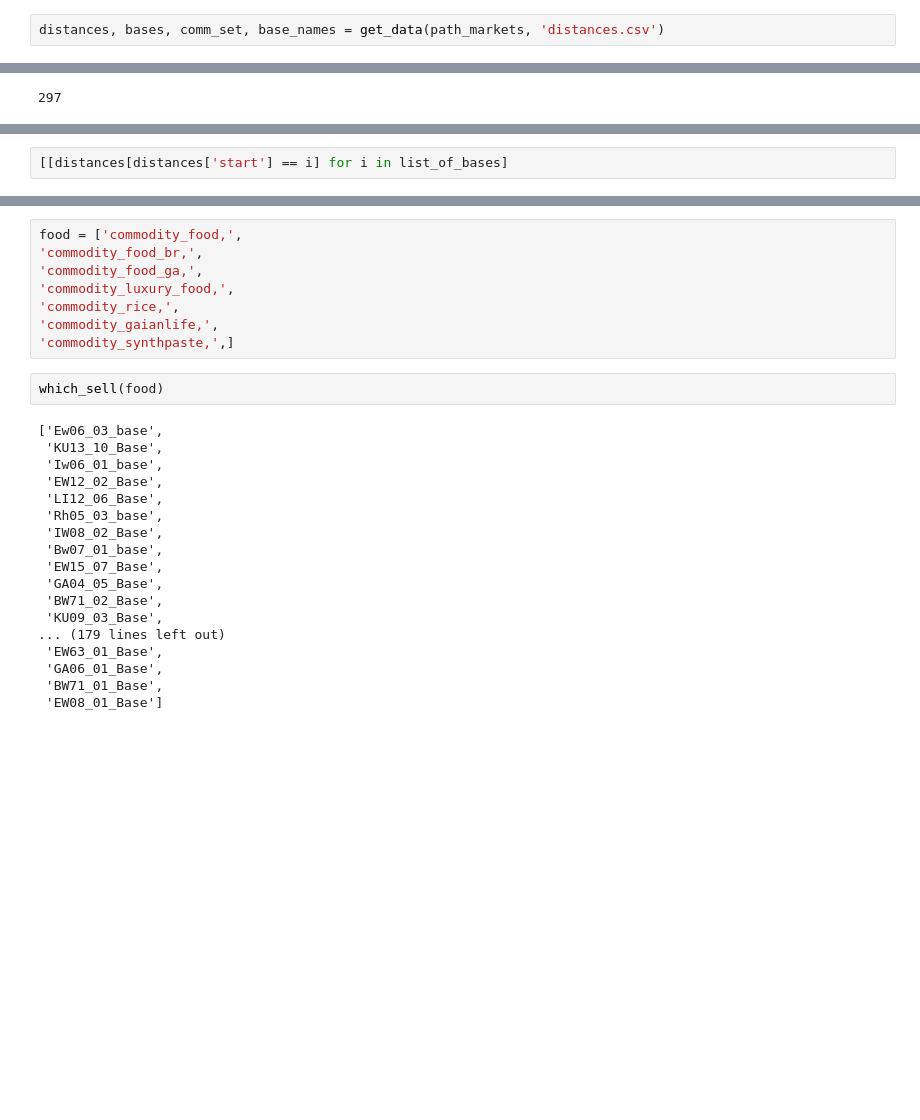
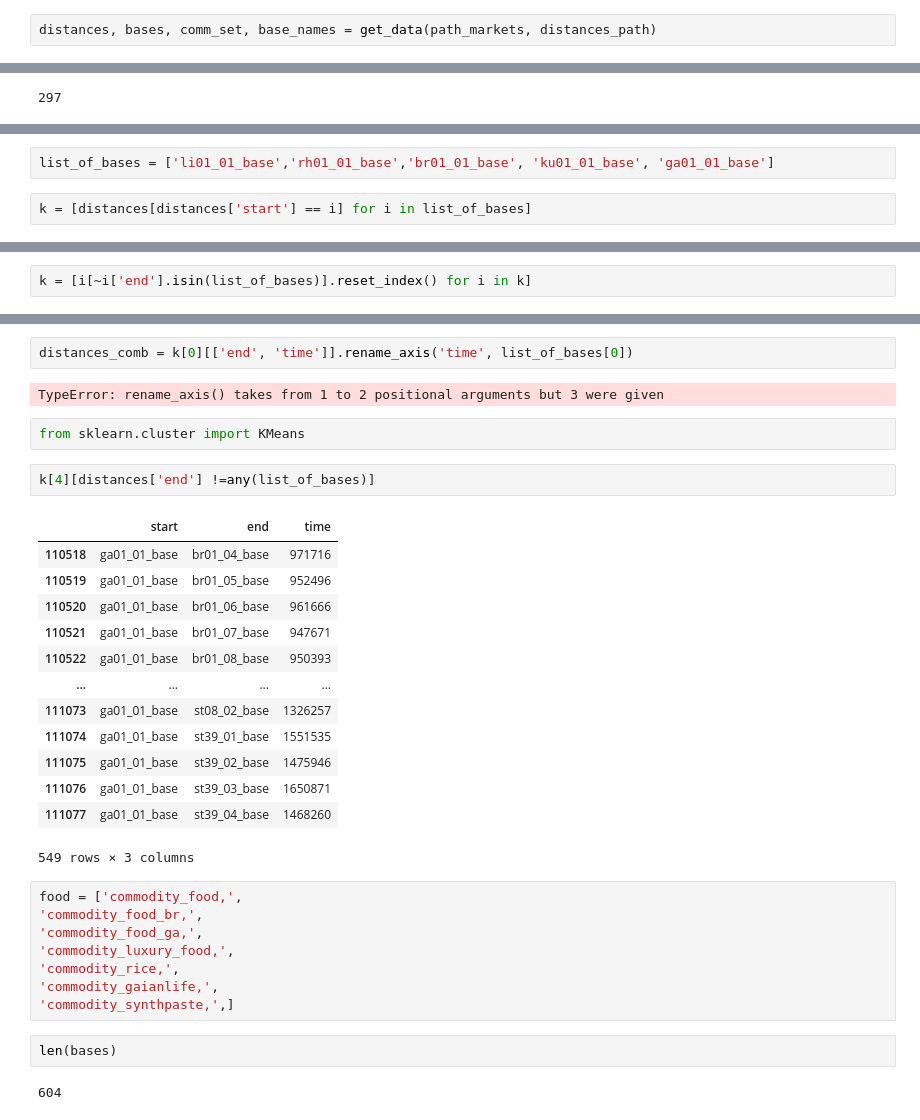
Before and after one commit to JohnWildkins/FreelancerTradeRouteApp, a Jupyter notebook: scraper.ipynb, the cells around one changed output, grey strips where cells are left out. Cells and saved outputs as stored; diff of their text form; blank space fills up the shorter version.

Commit message:
added a function to find all bases and worked on the find-shortest-routes sorter. its going to take more work, but the big O is still small.

```diff
--- a/scraper.ipynb
+++ b/scraper.ipynb
@@ -74,5 +75,5 @@ path_markets = 'market_commodities.ini'
 # %%
-distances, bases, comm_set, base_names = get_data(path_markets, 'distances.csv')
+distances, bases, comm_set, base_names = get_data(path_markets, distances_path)
 # %%
 now, suppose we sell a commodity from X bases. sort all the other bases into shortest distance from those bases.
 # %%
@@ -86,2 +83,4 @@ UndefinedVariableError: name 'li01_11_base' is not defined
+# %%
+list_of_bases = ['li01_01_base','rh01_01_base','br01_01_base', 'ku01_01_base', 'ga01_01_base']
 # %%
-[[distances[distances['start'] == i] for i in list_of_bases]
+k = [distances[distances['start'] == i] for i in list_of_bases]
@@ -121,0 +89,2 @@ bases[1]
+# %%
+k = [i[~i['end'].isin(list_of_bases)].reset_index() for i in k]
@@ -122,3 +165,25 @@ bases[1]
+# %%
+distances_comb = k[0][['end', 'time']].rename_axis('time', list_of_bases[0])
+# %% [output]
+TypeError: rename_axis() takes from 1 to 2 positional arguments but 3 were given
+# %%
+from sklearn.cluster import KMeans
+# %%
+k[4][distances['end'] !=any(list_of_bases)]
+# %% [output]
+|  | start | end | time |
+| 110518 | ga01_01_base | br01_04_base | 971716 |
+| 110519 | ga01_01_base | br01_05_base | 952496 |
+| 110520 | ga01_01_base | br01_06_base | 961666 |
+| 110521 | ga01_01_base | br01_07_base | 947671 |
+| 110522 | ga01_01_base | br01_08_base | 950393 |
+| ... | ... | ... | ... |
+| 111073 | ga01_01_base | st08_02_base | 1326257 |
+| 111074 | ga01_01_base | st39_01_base | 1551535 |
+| 111075 | ga01_01_base | st39_02_base | 1475946 |
+| 111076 | ga01_01_base | st39_03_base | 1650871 |
+| 111077 | ga01_01_base | st39_04_base | 1468260 |
+549 rows × 3 columns
 # %%
 food = ['commodity_food,',
 'commodity_food_br,',
@@ -127,23 +192,7 @@ food = ['commodity_food,',
 'commodity_rice,',
 'commodity_gaianlife,',
 'commodity_synthpaste,',]
-# %%
-which_sell(food)
-# %% [output]
-['Ew06_03_base',
- 'KU13_10_Base',
- 'Iw06_01_base',
- 'EW12_02_Base',
- 'LI12_06_Base',
- 'Rh05_03_base',
- 'IW08_02_Base',
- 'Bw07_01_base',
- 'EW15_07_Base',
- 'GA04_05_Base',
- 'BW71_02_Base',
- 'KU09_03_Base',
-... (179 lines left out)
- 'EW63_01_Base',
- 'GA06_01_Base',
- 'BW71_01_Base',
- 'EW08_01_Base']
+# %%
+len(bases)
+# %% [output]
+604
```
Also changed, not shown: parts of 18 cells of this notebook.
